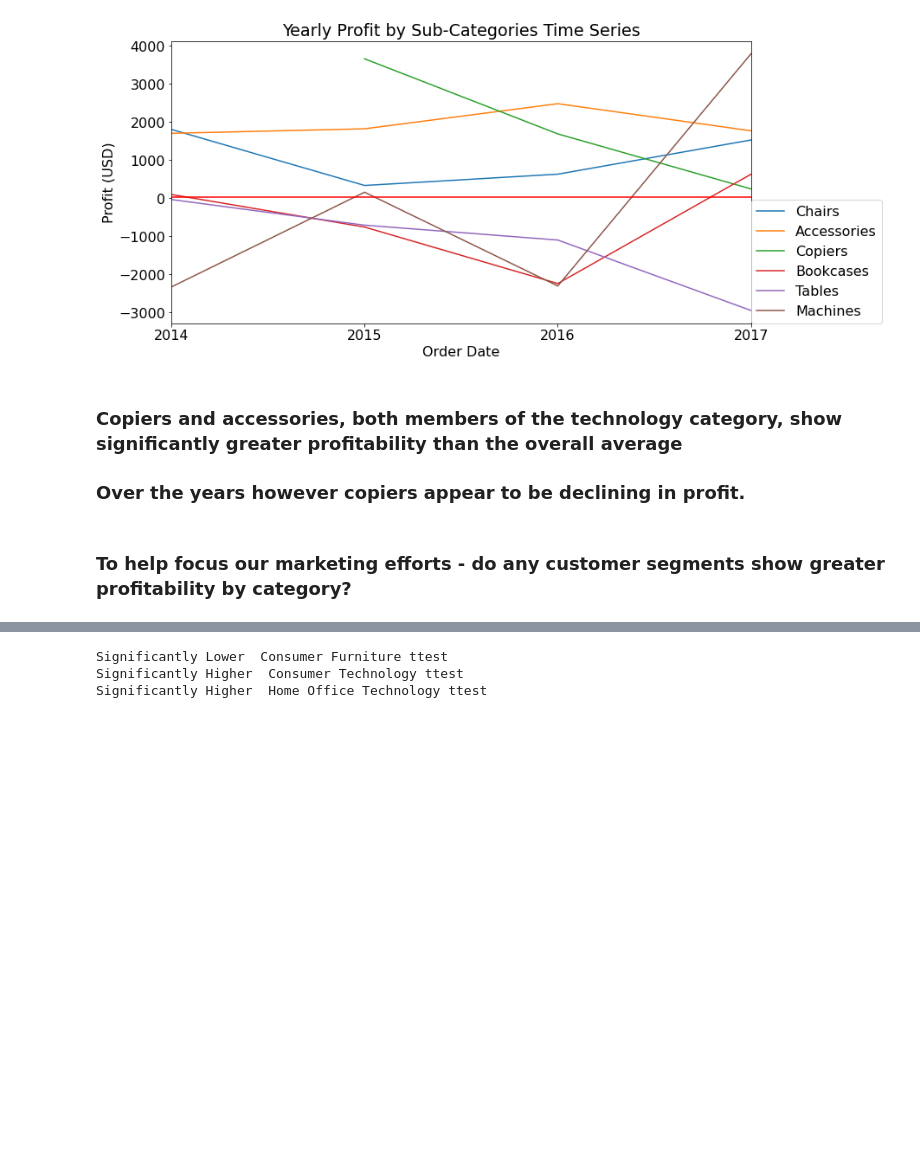
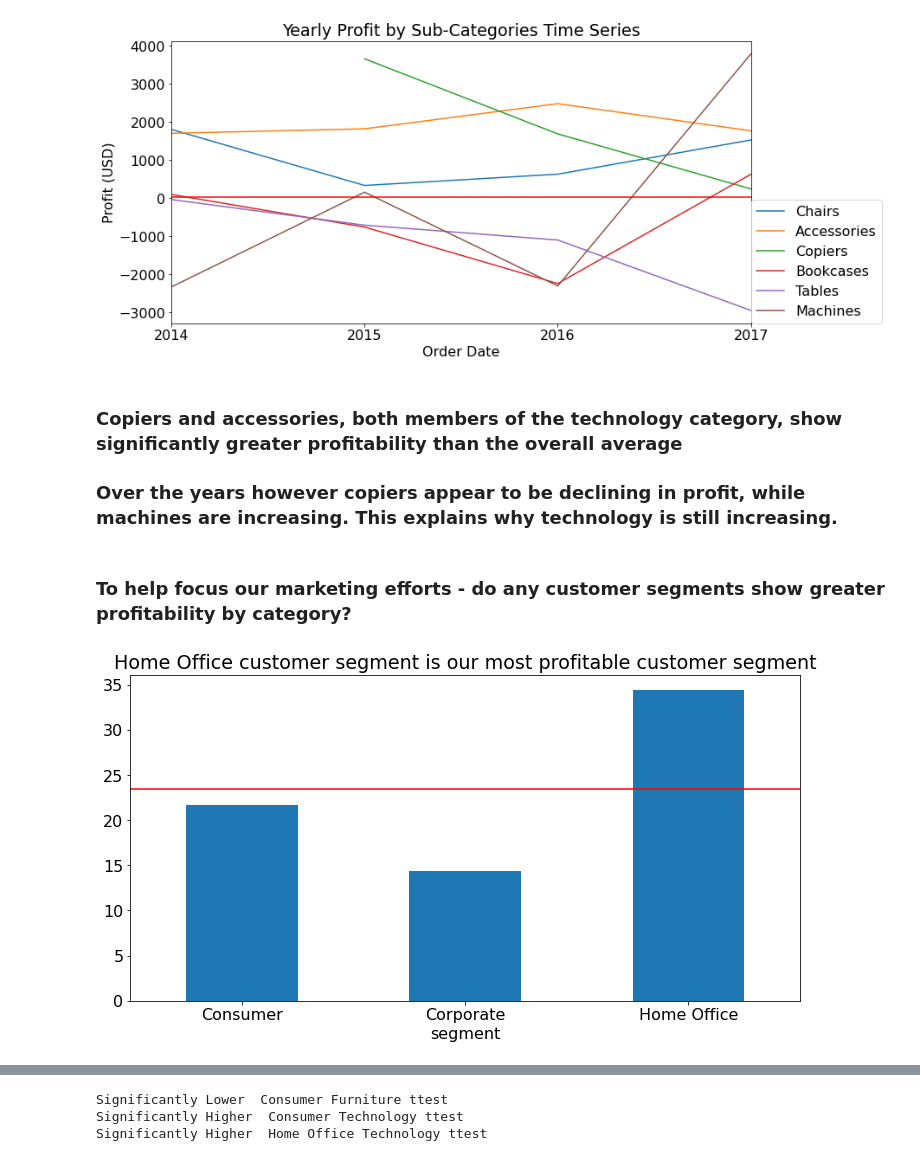
Before and after one commit to superstore-stephen-jesse/superstor-time-series-project, a Jupyter notebook: final_report.ipynb, the cells around one changed output, grey strips where cells are left out. Drawn from its saved outputs; the diff is of its cells as text; code cells hidden in the pictures; blank space fills up the shorter version.

```diff
--- a/final_report.ipynb
+++ b/final_report.ipynb
@@ -119,6 +169,14 @@ None
 # %% [markdown]
 ### Copiers and accessories, both members of the technology category, show significantly greater profitability than the overall average
 
-### Over the years however copiers appear to be declining in profit.
+### Over the years however copiers appear to be declining in profit, while machines are increasing. This explains why technology is still increasing.
 # %% [markdown]
 ### To help focus our marketing efforts - do any customer segments show greater profitability by category?
+# %%
+df.groupby("segment").profit.mean().plot.bar()
+plt.title('Home Office customer segment is our most profitable customer segment')
+plt.axhline(df.groupby("segment").profit.mean().mean(), color='r')
+plt.xticks(rotation=0)
+None
+# %% [output]
+[figure, added]
```
Also changed, not shown: parts of 15 cells of this notebook, 1 other file.
